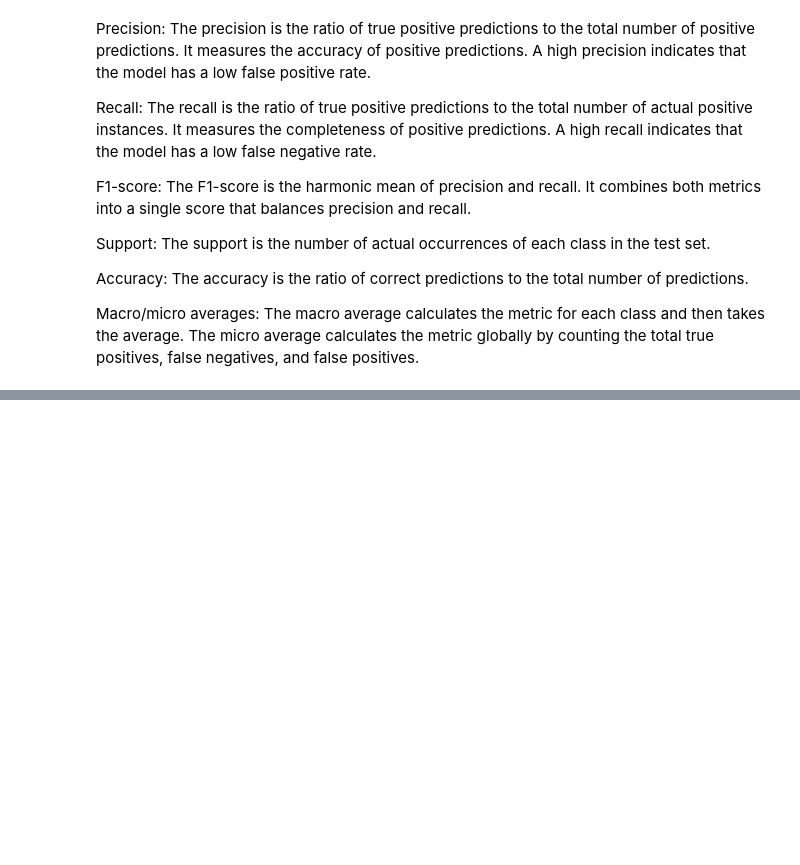
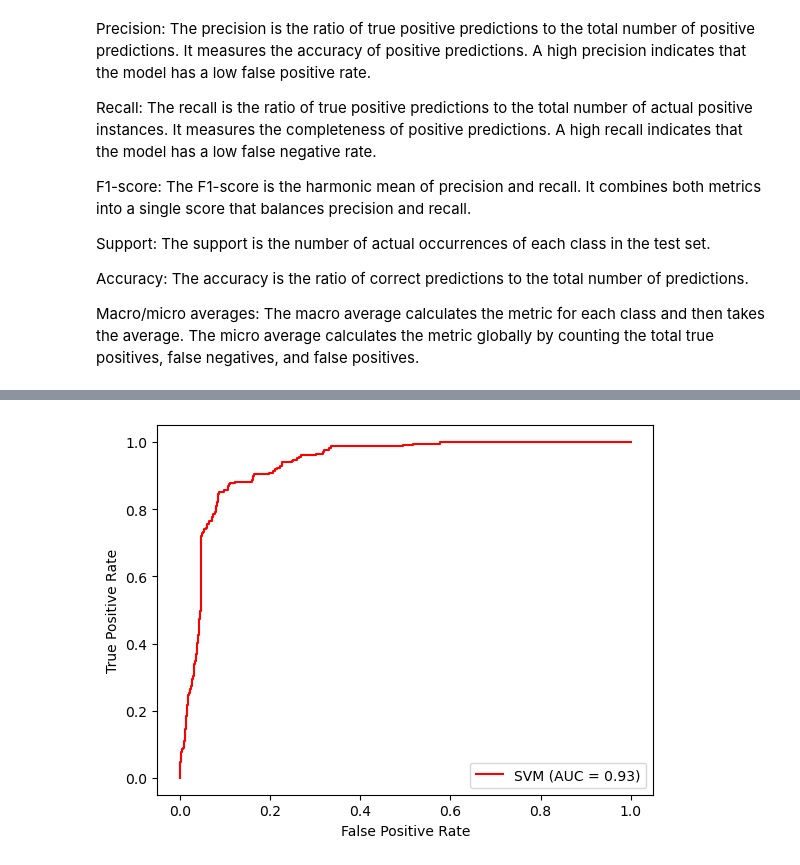
Before and after one commit to paaniwater/DSAI-Project, a Jupyter notebook: svm.ipynb, the cells around one changed output, grey strips where cells are left out. Saved outputs shown, nothing was run; the diff lists cells and outputs as text; code cells hidden in the pictures; blank space fills up the shorter version.

```diff
--- a/svm.ipynb
+++ b/svm.ipynb
@@ -41,0 +82,9 @@ df_upsampled["Bankrupt?"].value_counts()
+# %%
+# Split the data into training and testing sets for top 10 variables based on correlation with bankruptcy
+
+corr_matrix = df_upsampled.corr()
+num_features = 10
+corr_with_bankrupt = corr_matrix["Bankrupt?"].abs().sort_values(ascending=False)
+top_corr_features = corr_with_bankrupt[1:num_features+1].index.tolist()
+df_top10_upsampled = df_upsampled[top_corr_features]
+top_corr_features
@@ -83,0 +150,19 @@ weighted avg     0.9333    0.9330    0.9329      2640
+# %%
+X_top10_upsample = df_top10_upsampled
+y_top10_upsample = df_upsampled["Bankrupt?"]
+
+X2 = df_top10_upsampled
+y2 = df_upsampled["Bankrupt?"]
+X2 = pd.get_dummies(X2, drop_first=True) # encode categorical variables
+X2 = StandardScaler().fit_transform(X2) # scale numerical variables
+
+# Split the dataset into training and testing sets
+X_train2, X_test2, y_train2, y_test2 = train_test_split(X2, y2, test_size=0.2, random_state=0)
+
+# Train an SVM model with RBF kernel
+model_top10 = SVC(kernel='rbf', probability=True)
+model_top10.fit(X_train2, y_train2)
+
+# Evaluate the model on the testing set
+y_pred2 = model_top10.predict(X_test2)
+print(classification_report(y_test2, y_pred2, digits=4))
@@ -95,0 +208,16 @@ Macro/micro averages: The macro average calculates the metric for each class and
+# %%
+# predict probabilities with SVM model for all variables
+svm_probs = model_top10.decision_function(X_test2)
+
+# compare the predicted probabilities
+fpr_svm, tpr_svm, _ = roc_curve(y_test2, svm_probs)
+roc_auc_svm = auc(fpr_svm, tpr_svm)
+
+# plot the ROC curve
+plt.plot(fpr_svm, tpr_svm, color='red', label='SVM (AUC = %0.2f)' % roc_auc_svm)
+plt.legend()
+plt.xlabel('False Positive Rate')
+plt.ylabel('True Positive Rate')
+plt.show()
+# %% [output]
+[figure, added]
```
Also changed, not shown: parts of 16 cells of this notebook.
